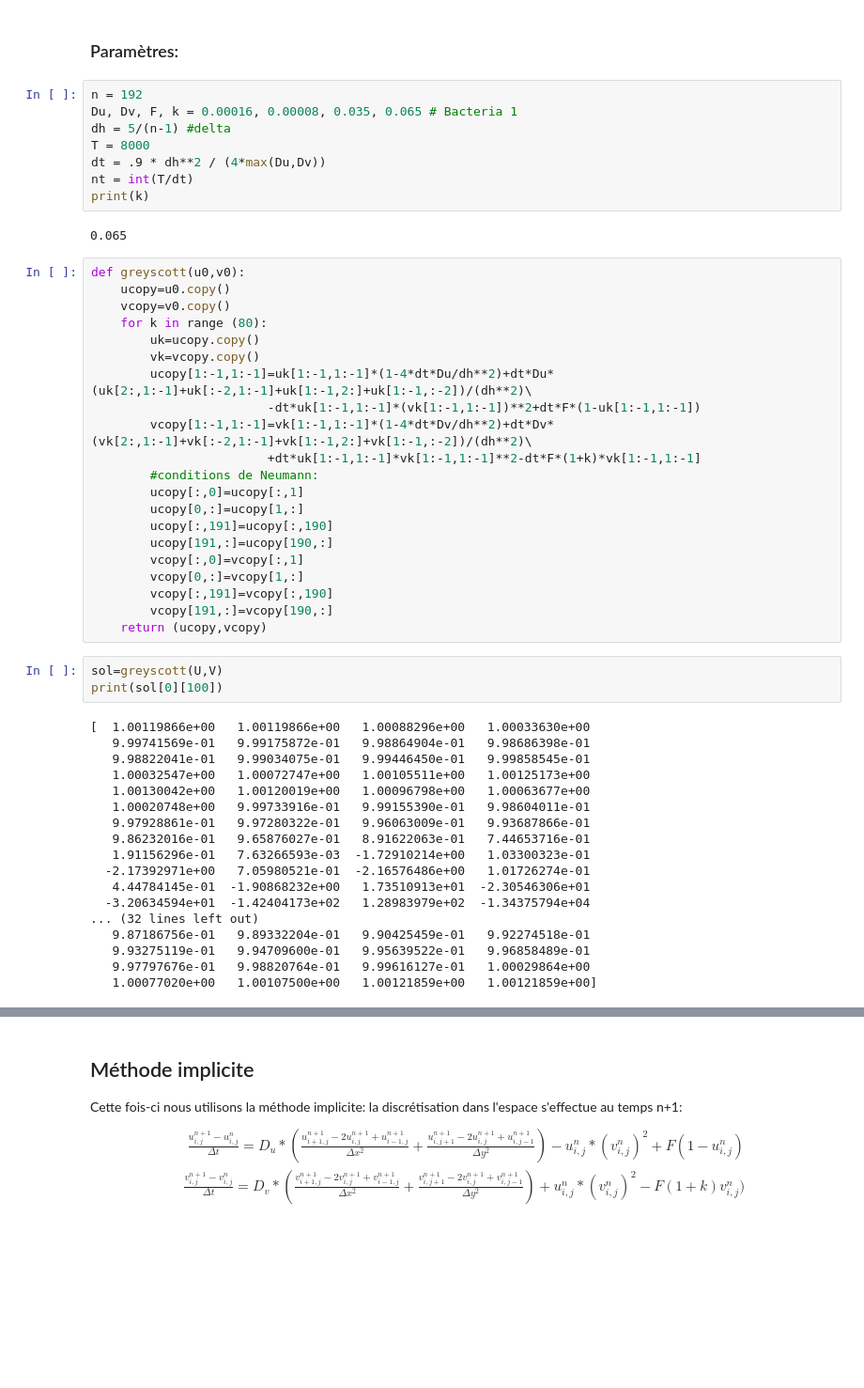
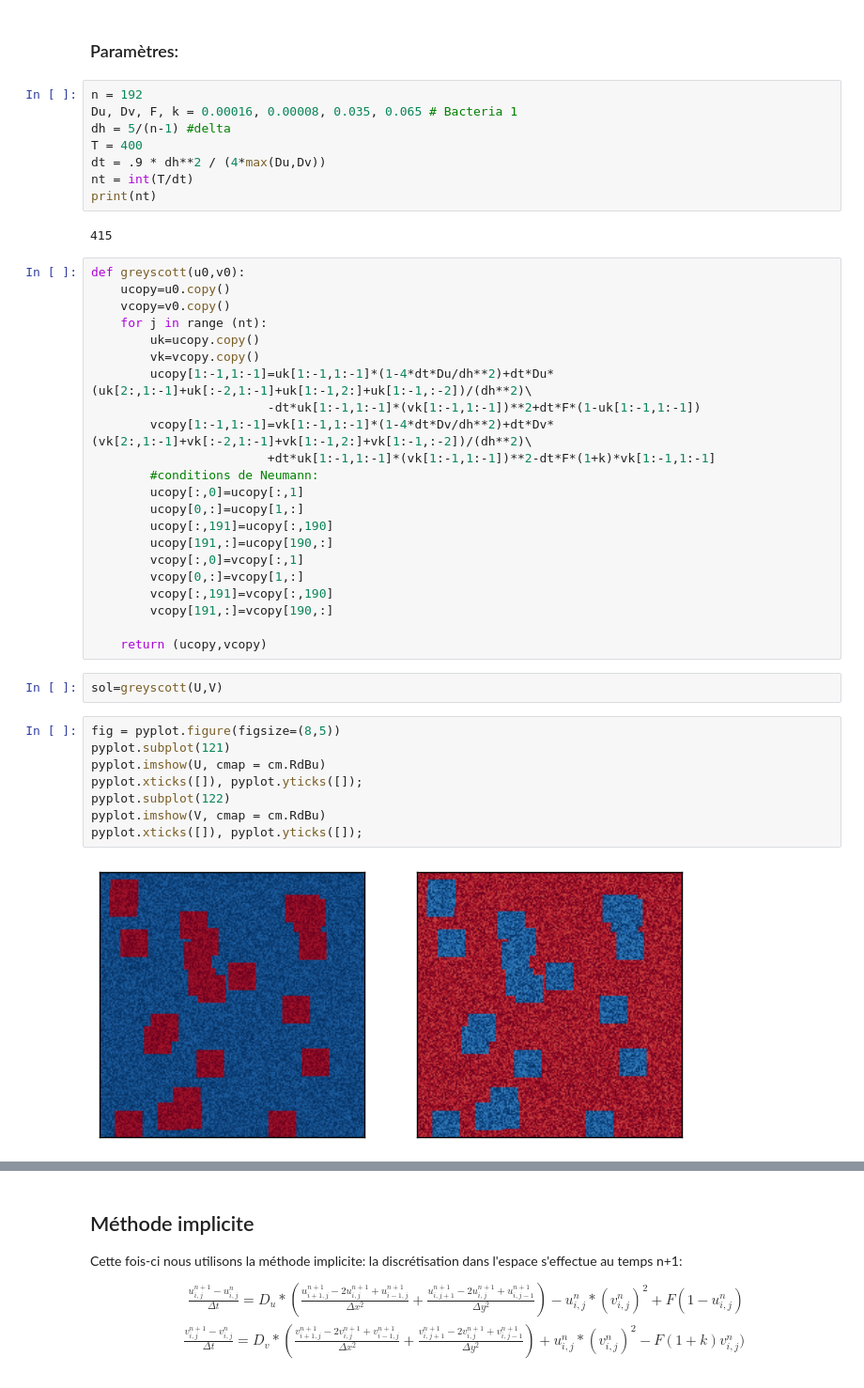
Before and after one commit to be-rays/Module4, a Jupyter notebook: Greyscott.ipynb, the cells around one changed output, grey strips where cells are left out. Shown at 94% size. Saved outputs shown, nothing was run; the diff lists cells and outputs as text; blank space fills up the shorter version.

```diff
--- a/Greyscott.ipynb
+++ b/Greyscott.ipynb
@@ -85,23 +85,23 @@ v_{i,j}^{n+1}=v_{i,j}^{n}*(1-4\frac{\Delta t*Dv}{\delta^2})+\Delta t(Dv*(\frac{v
 n = 192
 Du, Dv, F, k = 0.00016, 0.00008, 0.035, 0.065 # Bacteria 1
 dh = 5/(n-1) #delta
-T = 8000
+T = 400
 dt = .9 * dh**2 / (4*max(Du,Dv))
 nt = int(T/dt)
-print(k)
+print(nt)
 # %% [output]
-0.065
+415
 # %%
 def greyscott(u0,v0):
     ucopy=u0.copy()
     vcopy=v0.copy()
-    for k in range (80):
+    for j in range (nt):
         uk=ucopy.copy()
         vk=vcopy.copy()
         ucopy[1:-1,1:-1]=uk[1:-1,1:-1]*(1-4*dt*Du/dh**2)+dt*Du*(uk[2:,1:-1]+uk[:-2,1:-1]+uk[1:-1,2:]+uk[1:-1,:-2])/(dh**2)\
                         -dt*uk[1:-1,1:-1]*(vk[1:-1,1:-1])**2+dt*F*(1-uk[1:-1,1:-1])
         vcopy[1:-1,1:-1]=vk[1:-1,1:-1]*(1-4*dt*Dv/dh**2)+dt*Dv*(vk[2:,1:-1]+vk[:-2,1:-1]+vk[1:-1,2:]+vk[1:-1,:-2])/(dh**2)\
-                        +dt*uk[1:-1,1:-1]*vk[1:-1,1:-1]**2-dt*F*(1+k)*vk[1:-1,1:-1]
+                        +dt*uk[1:-1,1:-1]*(vk[1:-1,1:-1])**2-dt*F*(1+k)*vk[1:-1,1:-1]
         #conditions de Neumann:
         ucopy[:,0]=ucopy[:,1]
         ucopy[0,:]=ucopy[1,:]
@@ -111,25 +111,17 @@ def greyscott(u0,v0):
         vcopy[0,:]=vcopy[1,:]
         vcopy[:,191]=vcopy[:,190]
         vcopy[191,:]=vcopy[190,:]
+
     return (ucopy,vcopy)
 # %%
 sol=greyscott(U,V)
-print(sol[0][100])
-# %% [output]
-[  1.00119866e+00   1.00119866e+00   1.00088296e+00   1.00033630e+00
-   9.99741569e-01   9.99175872e-01   9.98864904e-01   9.98686398e-01
-   9.98822041e-01   9.99034075e-01   9.99446450e-01   9.99858545e-01
-   1.00032547e+00   1.00072747e+00   1.00105511e+00   1.00125173e+00
-   1.00130042e+00   1.00120019e+00   1.00096798e+00   1.00063677e+00
-   1.00020748e+00   9.99733916e-01   9.99155390e-01   9.98604011e-01
-   9.97928861e-01   9.97280322e-01   9.96063009e-01   9.93687866e-01
-   9.86232016e-01   9.65876027e-01   8.91622063e-01   7.44653716e-01
-   1.91156296e-01   7.63266593e-03  -1.72910214e+00   1.03300323e-01
-  -2.17392971e+00   7.05980521e-01  -2.16576486e+00   1.01726274e-01
-   4.44784145e-01  -1.90868232e+00   1.73510913e+01  -2.30546306e+01
-  -3.20634594e+01  -1.42404173e+02   1.28983979e+02  -1.34375794e+04
-... (32 lines left out)
-   9.87186756e-01   9.89332204e-01   9.90425459e-01   9.92274518e-01
-   9.93275119e-01   9.94709600e-01   9.95639522e-01   9.96858489e-01
-   9.97797676e-01   9.98820764e-01   9.99616127e-01   1.00029864e+00
-   1.00077020e+00   1.00107500e+00   1.00121859e+00   1.00121859e+00]
+# %%
+fig = pyplot.figure(figsize=(8,5))
+pyplot.subplot(121)
+pyplot.imshow(U, cmap = cm.RdBu)
+pyplot.xticks([]), pyplot.yticks([]);
+pyplot.subplot(122)
+pyplot.imshow(V, cmap = cm.RdBu)
+pyplot.xticks([]), pyplot.yticks([]);
+# %% [output]
+[figure, added]
```
Also changed, not shown: parts of 1 cell of this notebook.
